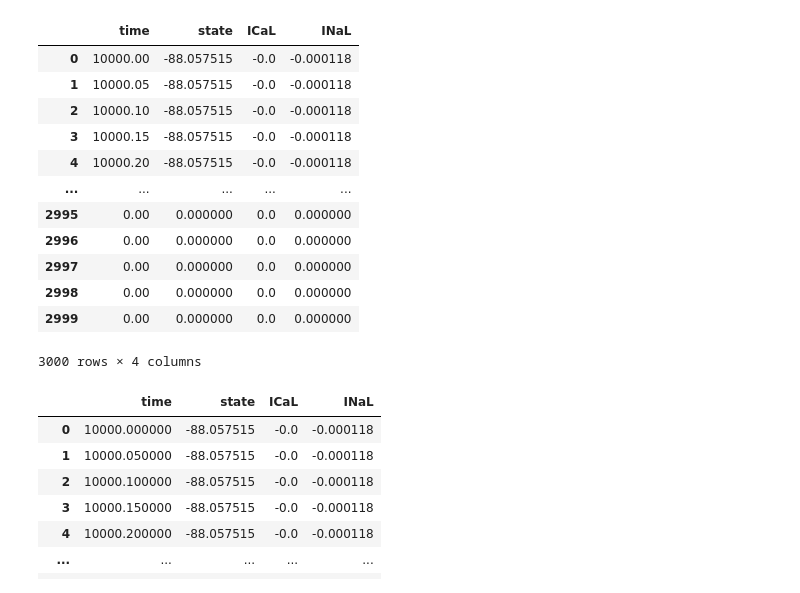
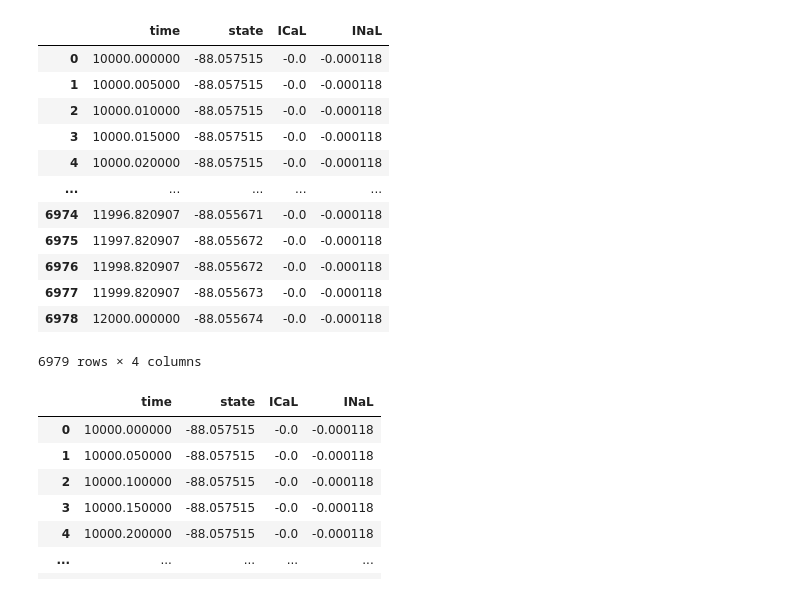
Before and after one commit to IritaSee/gpu_code_ground_up, a Jupyter notebook: result/parse.ipynb, the cells around one changed output. Saved outputs shown, nothing was run; the diff lists cells and outputs as text; code cells hidden in the pictures.

```diff
--- a/result/parse.ipynb
+++ b/result/parse.ipynb
@@ -1,22 +1,22 @@
 # %%
 import matplotlib.pyplot as plt
 import pandas as pd
-alldata = pd.read_csv('./paralel/1_block0.csv')
+alldata = pd.read_csv('./paralel/sample1_core1_0.csv')
 alldata
 # %% [output]
 |  | time | state | ICaL | INaL |
-| 0 | 10000.00 | -88.057515 | -0.0 | -0.000118 |
-| 1 | 10000.05 | -88.057515 | -0.0 | -0.000118 |
-| 2 | 10000.10 | -88.057515 | -0.0 | -0.000118 |
-| 3 | 10000.15 | -88.057515 | -0.0 | -0.000118 |
-| 4 | 10000.20 | -88.057515 | -0.0 | -0.000118 |
+| 0 | 10000.000000 | -88.057515 | -0.0 | -0.000118 |
+| 1 | 10000.005000 | -88.057515 | -0.0 | -0.000118 |
+| 2 | 10000.010000 | -88.057515 | -0.0 | -0.000118 |
+| 3 | 10000.015000 | -88.057515 | -0.0 | -0.000118 |
+| 4 | 10000.020000 | -88.057515 | -0.0 | -0.000118 |
 | ... | ... | ... | ... | ... |
-| 2995 | 0.00 | 0.000000 | 0.0 | 0.000000 |
-| 2996 | 0.00 | 0.000000 | 0.0 | 0.000000 |
-| 2997 | 0.00 | 0.000000 | 0.0 | 0.000000 |
-| 2998 | 0.00 | 0.000000 | 0.0 | 0.000000 |
-| 2999 | 0.00 | 0.000000 | 0.0 | 0.000000 |
+| 6974 | 11996.820907 | -88.055671 | -0.0 | -0.000118 |
+| 6975 | 11997.820907 | -88.055672 | -0.0 | -0.000118 |
+| 6976 | 11998.820907 | -88.055672 | -0.0 | -0.000118 |
+| 6977 | 11999.820907 | -88.055673 | -0.0 | -0.000118 |
+| 6978 | 12000.000000 | -88.055674 | -0.0 | -0.000118 |
-3000 rows × 4 columns
+6979 rows × 4 columns
 # %%
 #remove zeroes
 alldata = alldata[(alldata.T != 0).any()]
```
Also changed, not shown: parts of 2 cells of this notebook.
